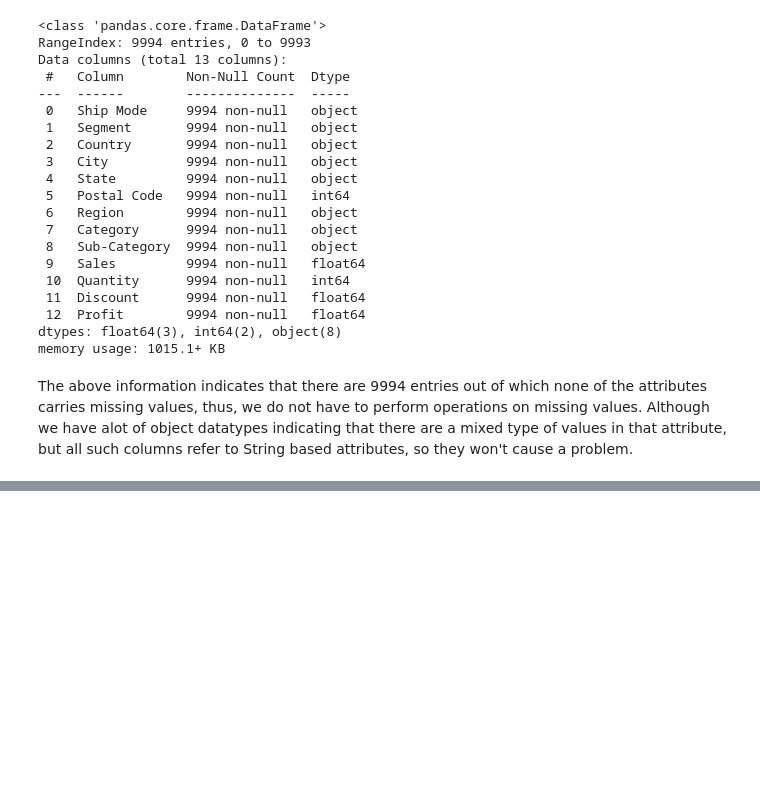
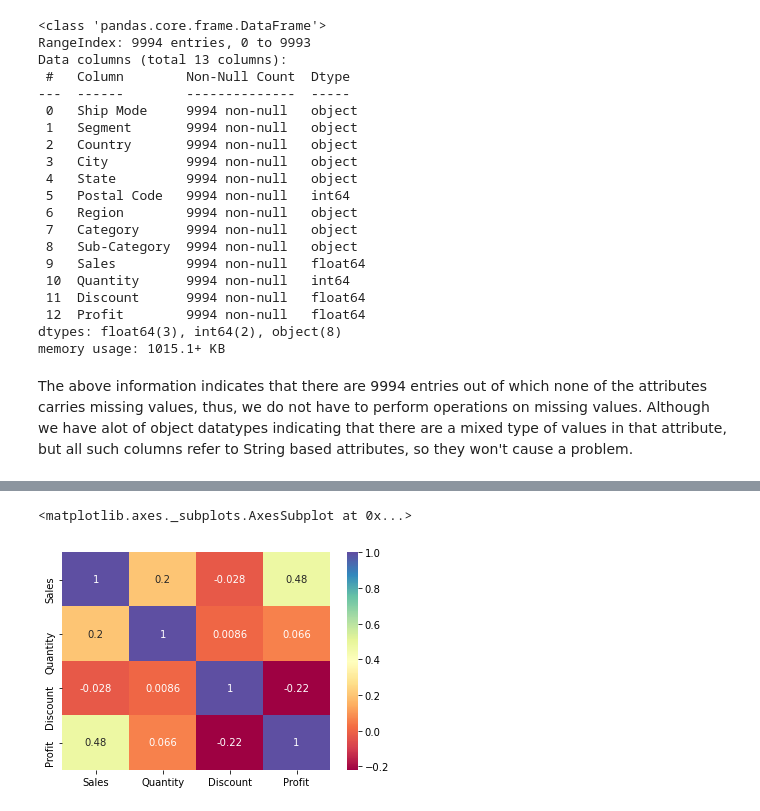
Before and after one commit to Hassan-Farid/GRIP-Internship-Tasks-, a Jupyter notebook: Retail EDA.ipynb, the cells around one changed output, grey strips where cells are left out. Drawn from its saved outputs; the diff is of its cells as text; code cells hidden in the pictures; blank space fills up the shorter version.

```diff
--- a/Retail EDA.ipynb
+++ b/Retail EDA.ipynb
@@ -51,0 +117,3 @@ Now that we have seen our data, we need to see which attributes have relationshi
+# %%
+#Converting postal code attribute from numeric to categorical
+data_df["Postal Code"] = data_df["Postal Code"].apply('str')
@@ -51,0 +129,4 @@ Now that we have seen our data, we need to see which attributes have relationshi
+# %%
+#Viewing the numerical attributes against each other via a correlation matrix
+corr = data_df.corr()
+corr
@@ -51,0 +139,6 @@ Now that we have seen our data, we need to see which attributes have relationshi
+# %%
+#Visualizing the correlation matrix via a heatmap
+sns.heatmap(corr, annot=True, cmap='Spectral')
+# %% [output]
+<matplotlib.axes._subplots.AxesSubplot at 0x...>
+[figure, added]
```
Also changed, not shown: parts of 31 cells of this notebook, 1 other file.
